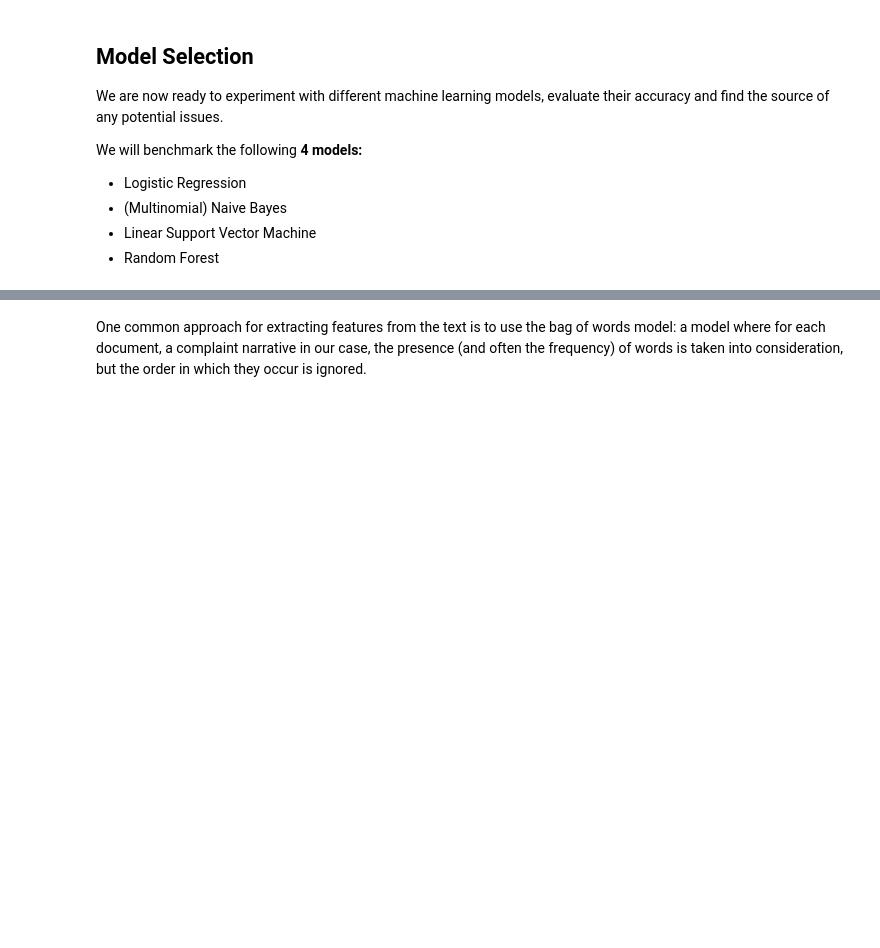
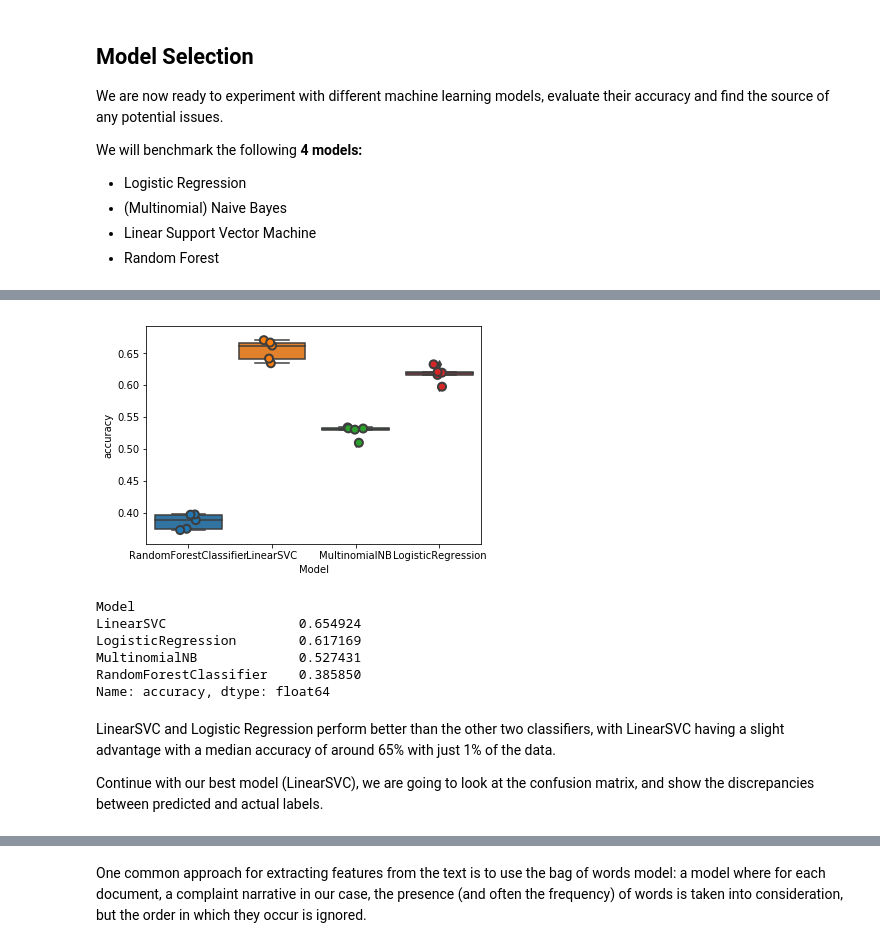
Before and after one commit to katamit/Data-Science, a Jupyter notebook: MultClass_classification.ipynb, the cells around one changed output, grey strips where cells are left out. Drawn from its saved outputs; the diff is of its cells as text; code cells hidden in the pictures; blank space fills up the shorter version.

Commit message:
classification evaluation with Models :RandomForestClassifier, LinearSVC, MultinomialNB, LogisticRegression

```diff
--- a/MultClass_classification.ipynb
+++ b/MultClass_classification.ipynb
@@ -407,0 +468,16 @@ We will benchmark the following __4 models:__
+# %%
+models = [
+    RandomForestClassifier(n_estimators=200, max_depth=3, random_state=0),
+    LinearSVC(),
+    MultinomialNB(),
+    LogisticRegression(random_state=0)
+]
+CV = 5
+entries_list = []
+# cv_df = pd.DataFrame(index=range(CV*len(models)))
+for model in models:
+    model_name = model.__class__.__name__
+    accuracies = cross_val_score(model, features, labels, scoring='accuracy',cv=CV)
+    for fold_idx, accuracy in enumerate(accuracies):
+        entries_list.append((model_name,fold_idx, accuracy))
+cv_df = pd.DataFrame(data= entries_list, columns=['Model', 'Fold_idx','accuracy'])
@@ -407,0 +504,21 @@ We will benchmark the following __4 models:__
+# %%
+import seaborn as sns
+sns.boxplot(x='Model',y='accuracy',data=cv_df)
+sns.stripplot(x='Model',y='accuracy',data=cv_df,
+             size=8, jitter=True, edgecolor="gray", linewidth=2)
+plt.show()
+# %% [output]
+[figure, added]
+# %%
+cv_df.groupby('Model').accuracy.mean()
+# %% [output]
+Model
+LinearSVC                 0.654924
+LogisticRegression        0.617169
+MultinomialNB             0.527431
+RandomForestClassifier    0.385850
+Name: accuracy, dtype: float64
+# %% [markdown]
+LinearSVC and Logistic Regression perform better than the other two classifiers, with LinearSVC having a slight advantage with a median accuracy of around 65% with just 1% of the data.
+
+Continue with our best model (LinearSVC), we are going to look at the confusion matrix, and show the discrepancies between predicted and actual labels.
```
Also changed, not shown: parts of 13 cells of this notebook.
